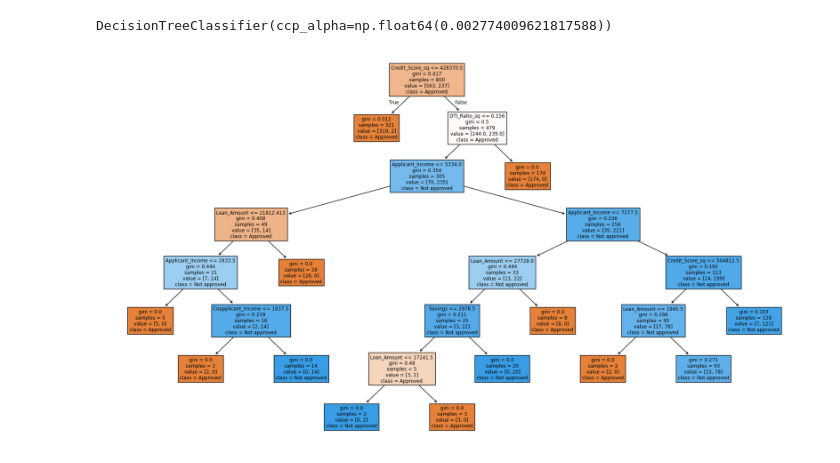
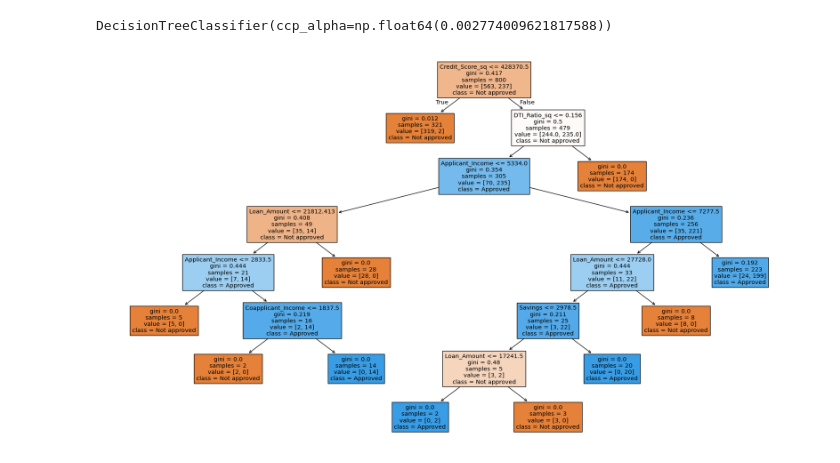
Before and after one commit to harishtadwal/creditwise-loan-system, a Jupyter notebook: CreditWise_Loan_System.ipynb, the cells around one changed output. Cells and saved outputs as stored; diff of their text form; code cells hidden in the pictures.

```diff
--- a/CreditWise_Loan_System.ipynb
+++ b/CreditWise_Loan_System.ipynb
@@ -664,17 +664,17 @@ y_pred = best_model.predict(X_test)
 # %%
 plt.figure(figsize=(18, 10))
 
 plot_tree(
     best_model,
     feature_names =X.columns,
-    class_names = ["Approved", "Not approved"],
+    class_names = ["Not approved", "Approved"],
     filled=True
 )
 
 plt.tight_layout()
 plt.show()
 # %% [output]
-[figure, old version]
+[figure, new version]
 # %%
 from sklearn.metrics import accuracy_score, precision_score, recall_score, f1_score
 
```
Also changed, not shown: parts of 2 cells of this notebook.
